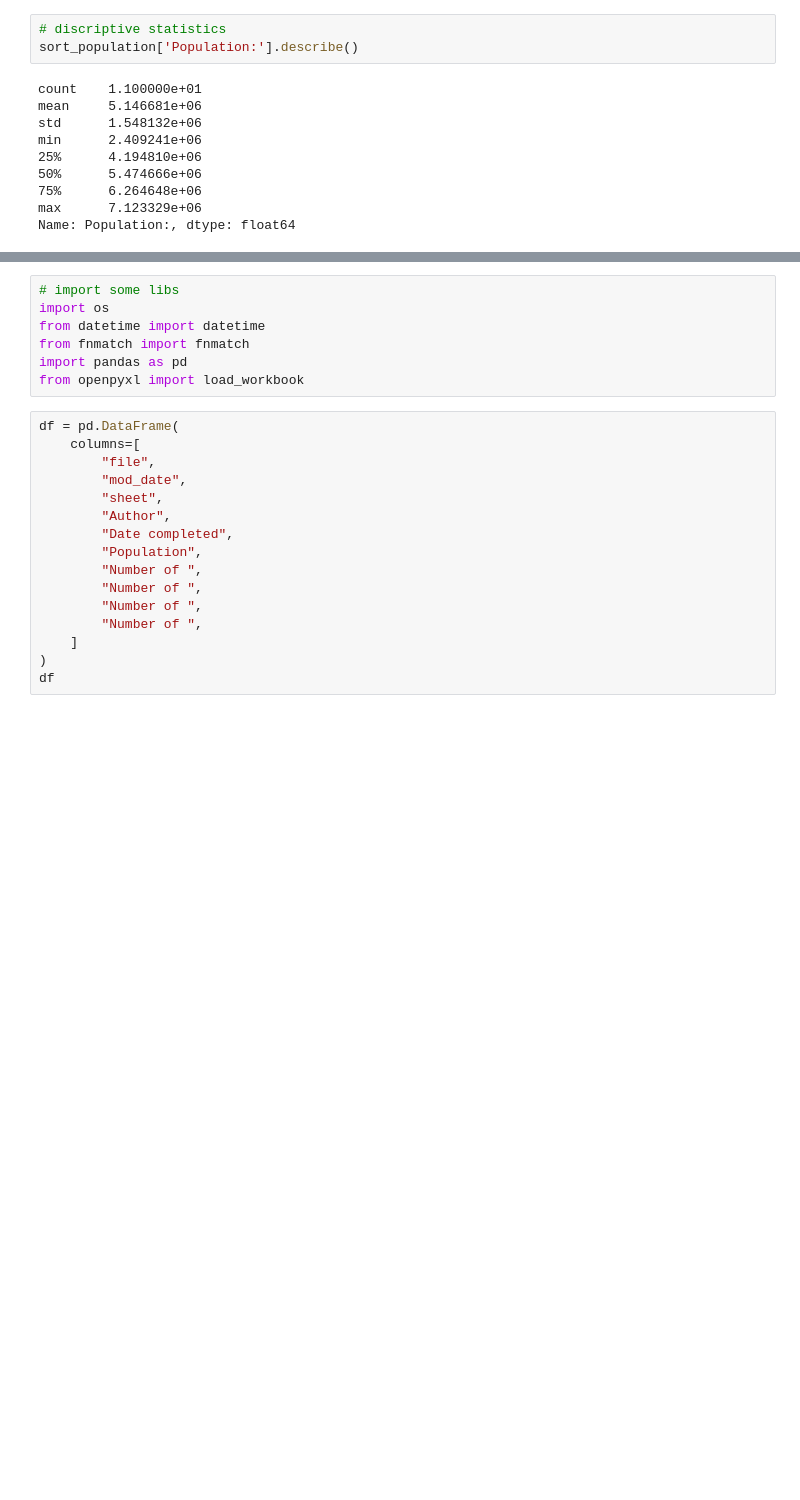
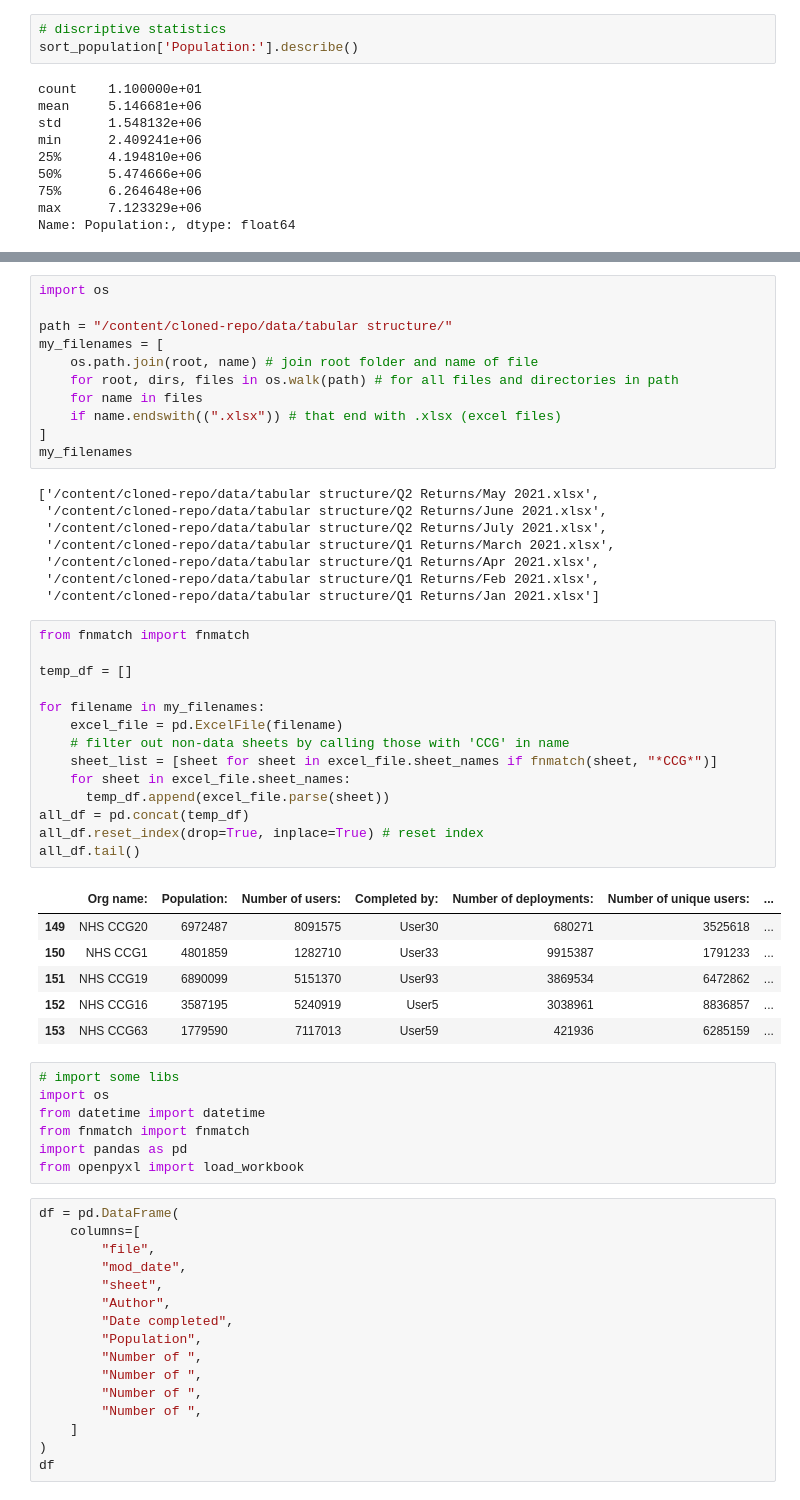
Before and after one commit to nhs-pycom/coding-club-trashPanda, a Jupyter notebook: coding-club_complete.ipynb, the cells around one changed output, grey strips where cells are left out. Saved outputs shown, nothing was run; the diff lists cells and outputs as text; blank space fills up the shorter version.

```diff
--- a/coding-club_complete.ipynb
+++ b/coding-club_complete.ipynb
@@ -97,3 +142,43 @@ Name: Population:, dtype: float64
+# %%
+import os
+
+path = "/content/cloned-repo/data/tabular structure/"
+my_filenames = [
+    os.path.join(root, name) # join root folder and name of file
+    for root, dirs, files in os.walk(path) # for all files and directories in path
+    for name in files
+    if name.endswith((".xlsx")) # that end with .xlsx (excel files)
+]
+my_filenames
+# %% [output]
+['/content/cloned-repo/data/tabular structure/Q2 Returns/May 2021.xlsx',
+ '/content/cloned-repo/data/tabular structure/Q2 Returns/June 2021.xlsx',
+ '/content/cloned-repo/data/tabular structure/Q2 Returns/July 2021.xlsx',
+ '/content/cloned-repo/data/tabular structure/Q1 Returns/March 2021.xlsx',
+ '/content/cloned-repo/data/tabular structure/Q1 Returns/Apr 2021.xlsx',
+ '/content/cloned-repo/data/tabular structure/Q1 Returns/Feb 2021.xlsx',
+ '/content/cloned-repo/data/tabular structure/Q1 Returns/Jan 2021.xlsx']
+# %%
+from fnmatch import fnmatch
+
+temp_df = []
+
+for filename in my_filenames:
+    excel_file = pd.ExcelFile(filename)
+    # filter out non-data sheets by calling those with 'CCG' in name
+    sheet_list = [sheet for sheet in excel_file.sheet_names if fnmatch(sheet, "*CCG*")]
+    for sheet in excel_file.sheet_names:
+      temp_df.append(excel_file.parse(sheet))
+all_df = pd.concat(temp_df)
+all_df.reset_index(drop=True, inplace=True) # reset index
+all_df.tail()
+# %% [output]
+|  | Org name: | Population: | Number of users: | Completed by: | Number of deployments: | Number of unique users: | ... |
+| 149 | NHS CCG20 | 6972487 | 8091575 | User30 | 680271 | 3525618 | ... |
+| 150 | NHS CCG1 | 4801859 | 1282710 | User33 | 9915387 | 1791233 | ... |
+| 151 | NHS CCG19 | 6890099 | 5151370 | User93 | 3869534 | 6472862 | ... |
+| 152 | NHS CCG16 | 3587195 | 5240919 | User5 | 3038961 | 8836857 | ... |
+| 153 | NHS CCG63 | 1779590 | 7117013 | User59 | 421936 | 6285159 | ... |
 # %%
 # import some libs
 import os
```
Also changed, not shown: parts of 6 cells of this notebook.
